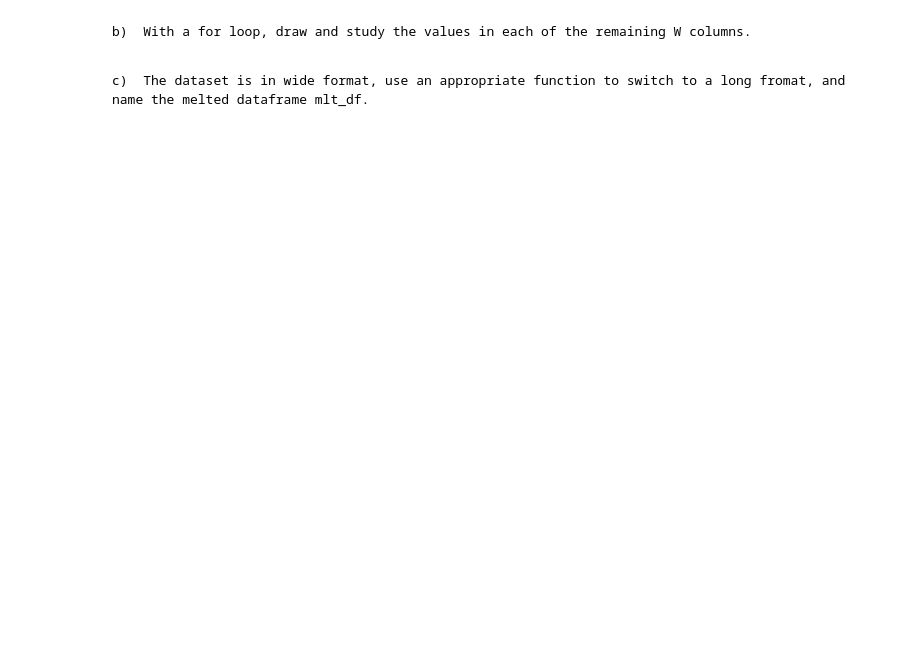
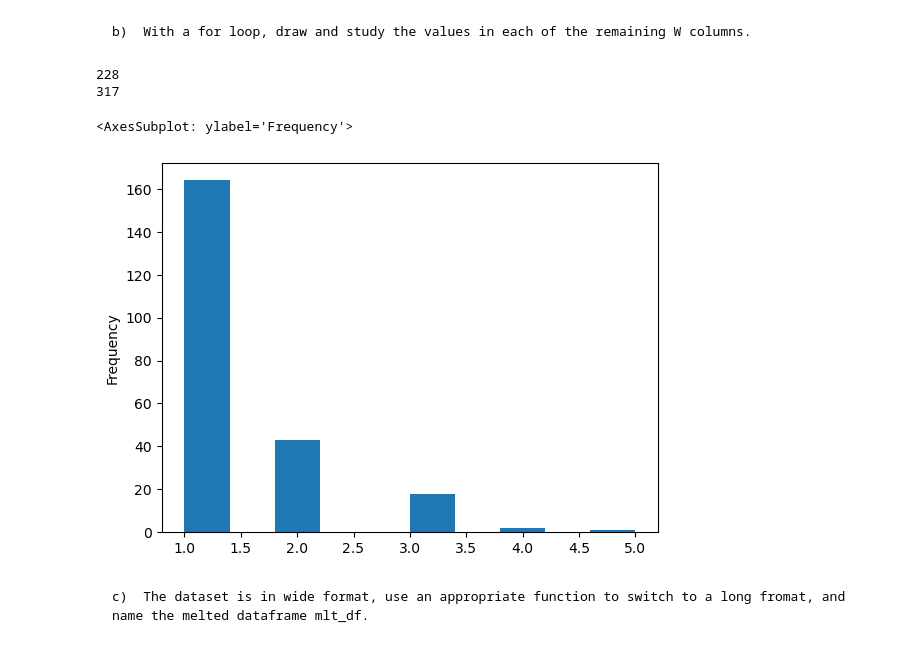
Before and after one commit to AtWillB/INST447_Exercises, a Jupyter notebook: Chapter01/Excercises Ch1.ipynb, the cells around one changed output. Saved outputs shown, nothing was run; the diff lists cells and outputs as text; code cells hidden in the pictures; blank space fills up the shorter version.

```diff
--- a/Chapter01/Excercises Ch1.ipynb
+++ b/Chapter01/Excercises Ch1.ipynb
@@ -121,5 +121,15 @@ Answer: For a multi-index series, .iloc will only grab the group_by results, not
 # %% [markdown]
 ##### Excercise 3
 For this exercise you need to use a new dataset: billboard.csv. Visit https://www.billboard.com/charts/hot-100 and see the latest song rankings of the day. This dataset presents information and ranking of 317 song tracks in 80 columns. The first four columns are artist, track, time, and date_e. The first columns are intuitive descriptions of song tracks. The column date_e shows the date that the songs entered the hot-100 list. The rest of 76 columns are songs ranking at the end of each weeks from 'w1' to 'w76'. Download and read this dataset using pandas and answer the following questions.
+# %%
+song_csv = pd.read_csv("billboard.csv")
 # %% [markdown]
     a)	Write one line of code that gives you a great idea of how many null values each column has. If there are any columns that have no non-null values drop them.
+# %%
+null_count = song_csv.isna().sum()
+
+for row in null_count.items():
+    if row[1] != 0:
+        song_csv = song_csv.drop(row[0], axis = 1)
+
+print(song_csv.head())
@@ -126,4 +150,19 @@ For this exercise you need to use a new dataset: billboard.csv. Visit https://ww
 # %% [markdown]
     b)	With a for loop, draw and study the values in each of the remaining W columns.
+# %%
+import matplotlib
+song_csv.head()
+
+print(len(song_csv["artist"].unique()))
+print(len(song_csv))
+
+val_count = song_csv['artist'].value_counts()
+
+val_count.plot.hist()
+# %% [output]
+228
+317
+<AxesSubplot: ylabel='Frequency'>
+[figure, added]
 # %% [markdown]
     c)	The dataset is in wide format, use an appropriate function to switch to a long fromat, and name the melted dataframe mlt_df.
```
Also changed, not shown: parts of 11 cells of this notebook.
